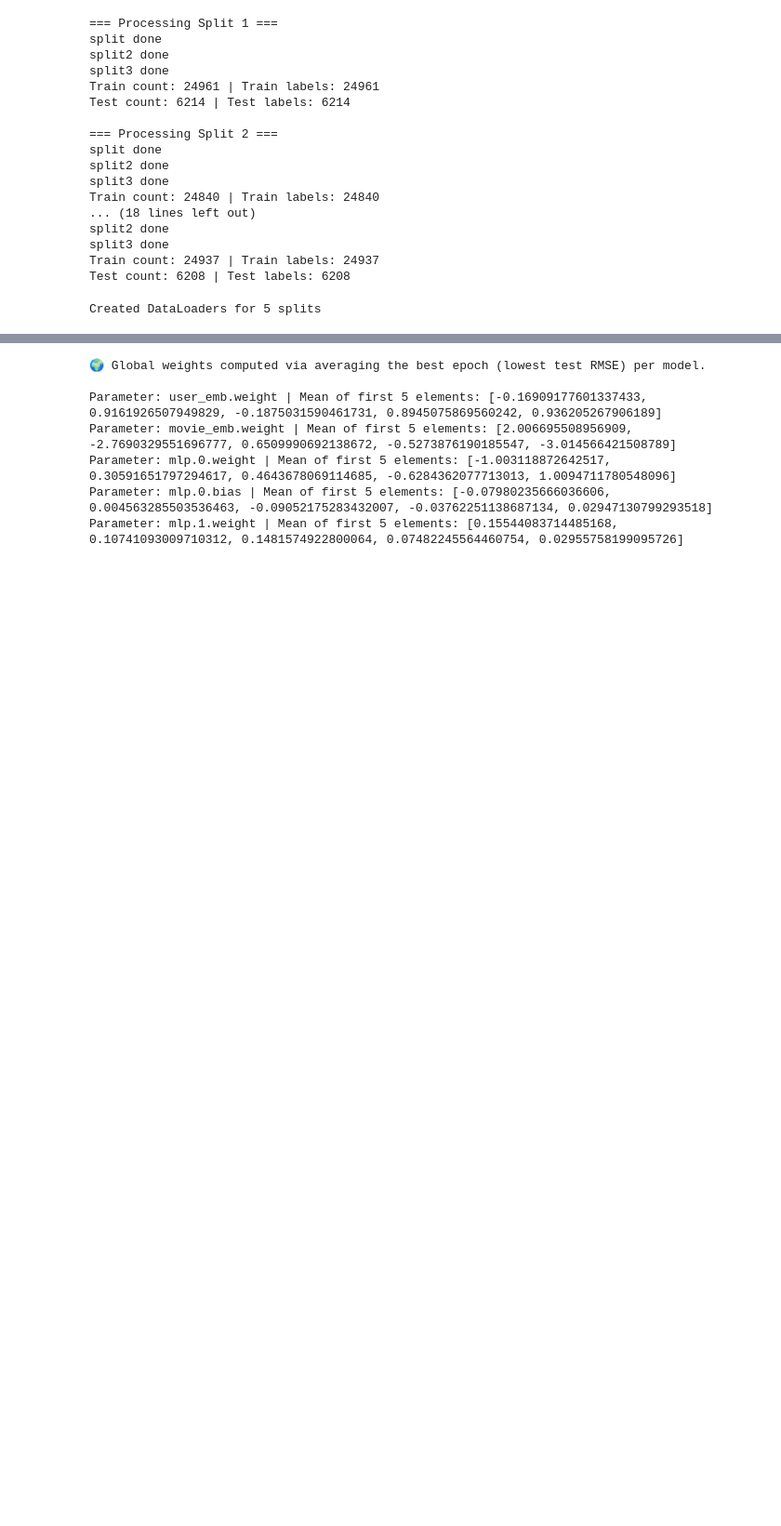
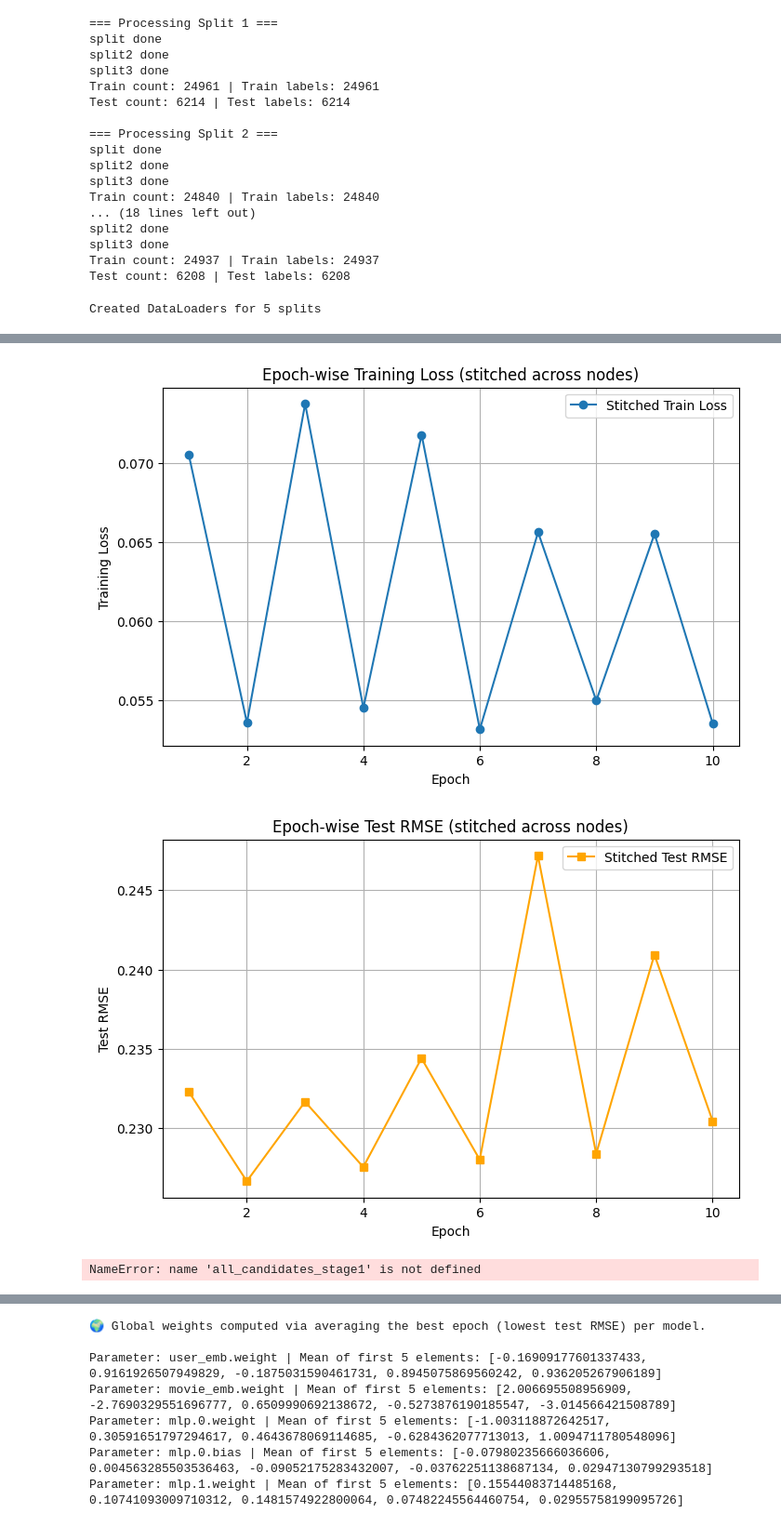
Before and after one commit to Gouthamx/Distributed_Gradient_Descent_for_Sparse_Data, a Jupyter notebook: Approach_1.ipynb, the cells around one changed output, grey strips where cells are left out. Shown: that part at 93% size. Cells and saved outputs as stored; diff of their text form; code cells hidden in the pictures; blank space fills up the shorter version.

```diff
--- a/Approach_1.ipynb
+++ b/Approach_1.ipynb
@@ -500,0 +622,72 @@ utils.save_results("results/data_split.pkl", aggregated_curves)
+# %%
+# ---------- Aggregation (Stitch node curves sequentially) ----------
+stitched_train_curve = []
+stitched_test_rmse_curve = []
+
+num_nodes = len(all_candidates_stage1)
+epochs_per_node = epochs_stage1 // num_nodes  # Epochs per node
+
+
+for node_idx, node in enumerate(all_candidates_stage1):
+    start = node_idx * epochs_per_node
+    end = start + epochs_per_node
+
+    stitched_train_curve.extend(node["train_losses"][:epochs_per_node])
+    stitched_test_rmse_curve.extend(node["test_rmses"][:epochs_per_node])
+
+
+plt.figure(figsize=(8,5))
+plt.plot(range(1, len(stitched_train_curve)+1), stitched_train_curve, marker="o", label="Stitched Train Loss")
+plt.xlabel("Epoch")
+plt.ylabel("Training Loss")
+plt.title("Epoch-wise Training Loss (stitched across nodes)")
+plt.legend()
+plt.grid(True)
+plt.show()
+
+plt.figure(figsize=(8,5))
+plt.plot(range(1, len(stitched_test_rmse_curve)+1), stitched_test_rmse_curve, marker="s", color="orange", label="Stitched Test RMSE")
+plt.xlabel("Epoch")
+plt.ylabel("Test RMSE")
+plt.title("Epoch-wise Test RMSE (stitched across nodes)")
+plt.legend()
+plt.grid(True)
+plt.show()
+# %% [output]
+[figure, added]
+[figure, added]
+# %%
+# ---------- Aggregation (Stitch node curves sequentially) ----------
+stitched_train_curve = []
+stitched_test_rmse_curve = []
+
+# Simply extend all epochs from each node
+for node in all_candidates_stage1:
+    stitched_train_curve.extend(node["train_losses"])
+    stitched_test_rmse_curve.extend(node["test_rmses"])
+
+# Global x-axis for plotting (1..total_epochs)
+total_epochs = len(stitched_train_curve)
+x_epochs = list(range(1, total_epochs + 1))
+
+# ---------- Plot Training Loss ----------
+plt.figure(figsize=(8,5))
+plt.plot(x_epochs, stitched_train_curve, marker="o", label="Stitched Train Loss")
+plt.xlabel("Epoch")
+plt.ylabel("Training Loss")
+plt.title("Epoch-wise Training Loss (stitched across nodes)")
+plt.legend()
+plt.grid(True)
+plt.show()
+
+# ---------- Plot Test RMSE ----------
+plt.figure(figsize=(8,5))
+plt.plot(x_epochs, stitched_test_rmse_curve, marker="s", color="orange", label="Stitched Test RMSE")
+plt.xlabel("Epoch")
+plt.ylabel("Test RMSE")
+plt.title("Epoch-wise Test RMSE (stitched across nodes)")
+plt.legend()
+plt.grid(True)
+plt.show()
+# %% [output]
+NameError: name 'all_candidates_stage1' is not defined
```
Also changed, not shown: parts of 11 cells of this notebook, 3 other files.
